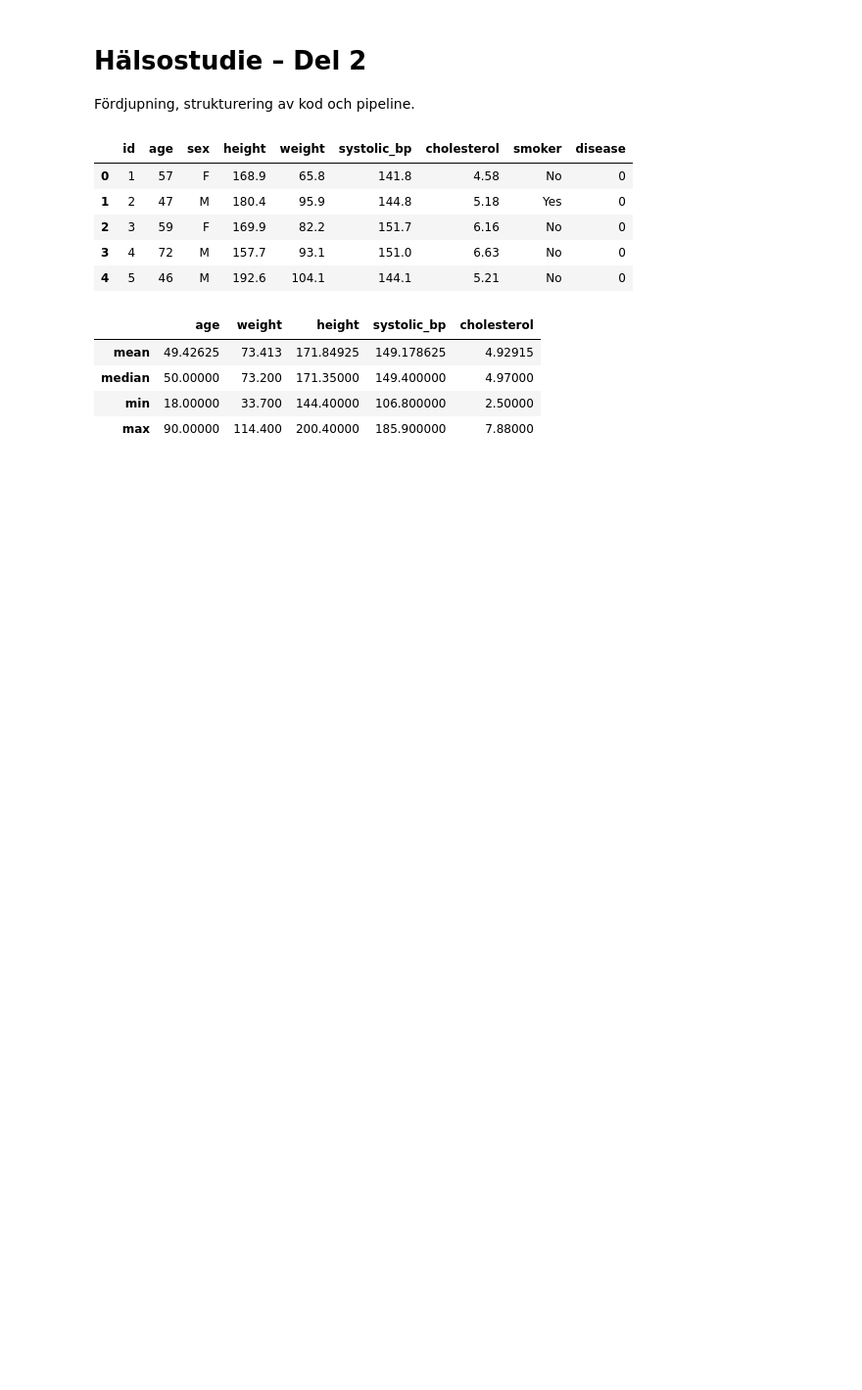
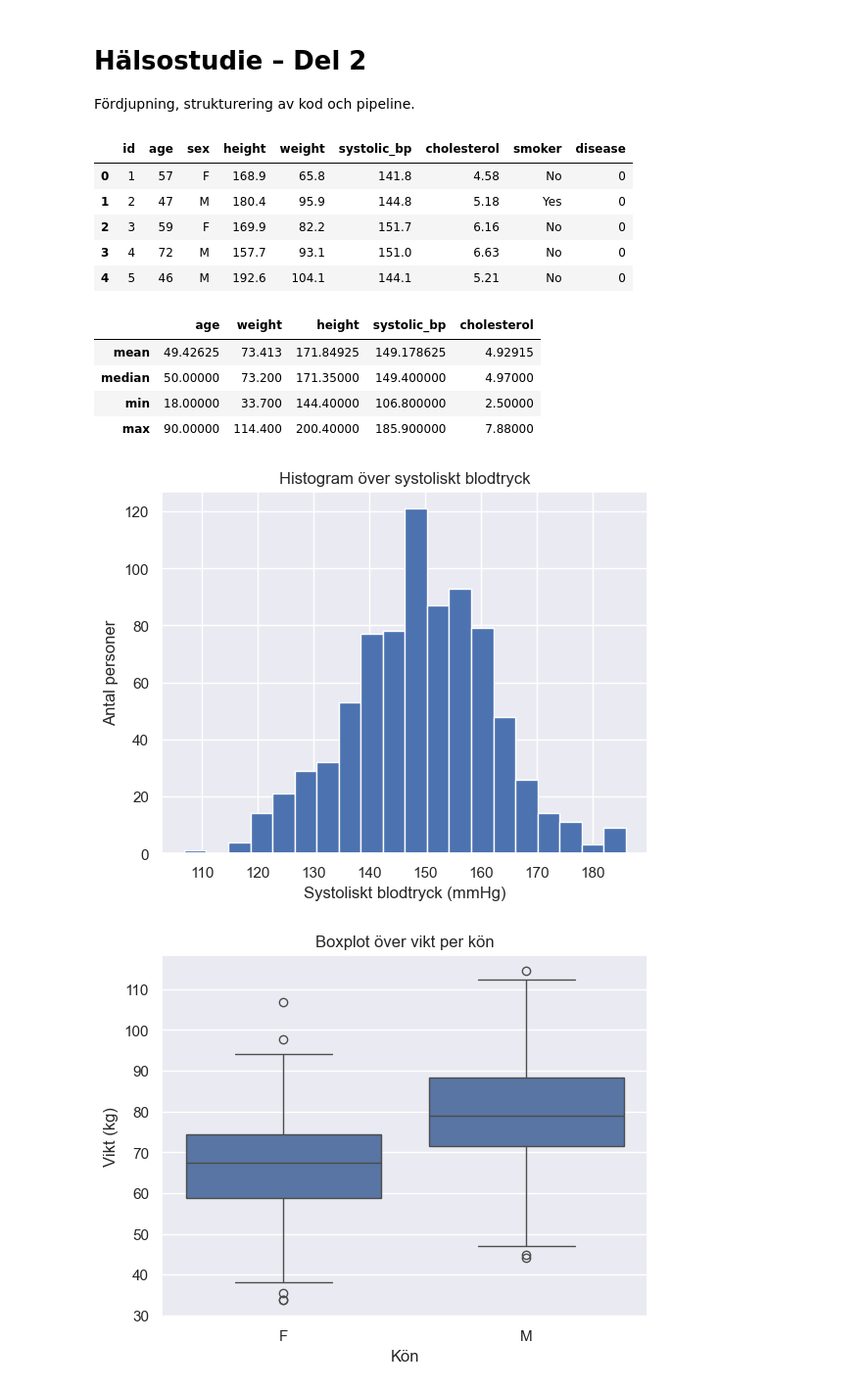
Before and after one commit to SoroushGReza/health-study, a Jupyter notebook: notebooks/health_study_del2.ipynb, the cells around one changed output. Shown: that part at 98% size. Drawn from its saved outputs; the diff is of its cells as text; code cells hidden in the pictures; blank space fills up the shorter version.

Commit message:
Add visualization module and test plotting functions in notebook

```diff
--- a/notebooks/health_study_del2.ipynb
+++ b/notebooks/health_study_del2.ipynb
@@ -41,3 +41,11 @@ basic_stats
 | median | 50.00000 | 73.200 | 171.35000 | 149.400000 | 4.97000 |
 | min | 18.00000 | 33.700 | 144.40000 | 106.800000 | 2.50000 |
 | max | 90.00000 | 114.400 | 200.40000 | 185.900000 | 7.88000 |
+# %%
+from src.visualization import plot_bp_histogram, plot_weight_box_by_sex
+
+plot_bp_histogram(df)
+plot_weight_box_by_sex(df)
+# %% [output]
+[figure, added]
+[figure, added]
```
Also changed, not shown: 1 other file.
